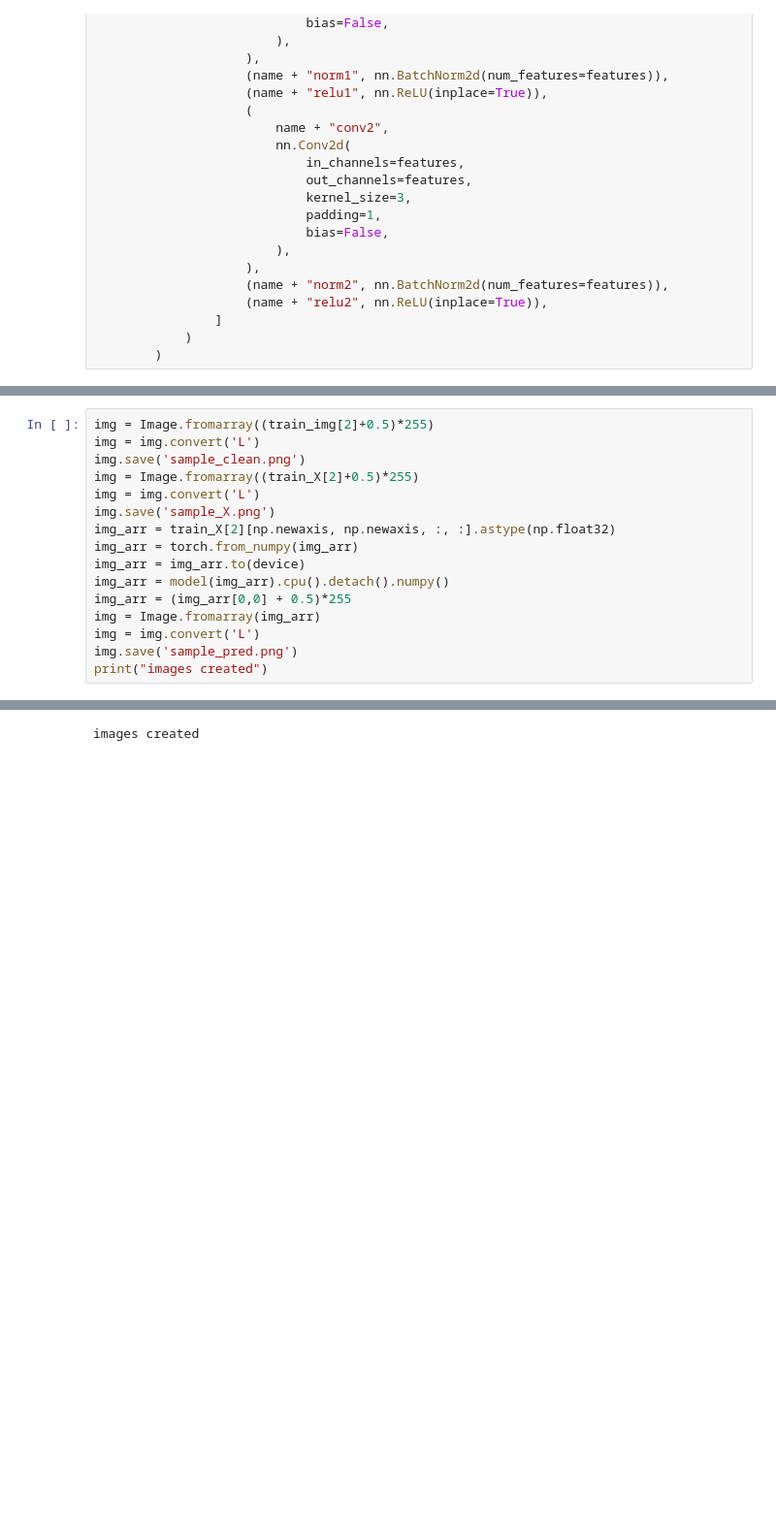
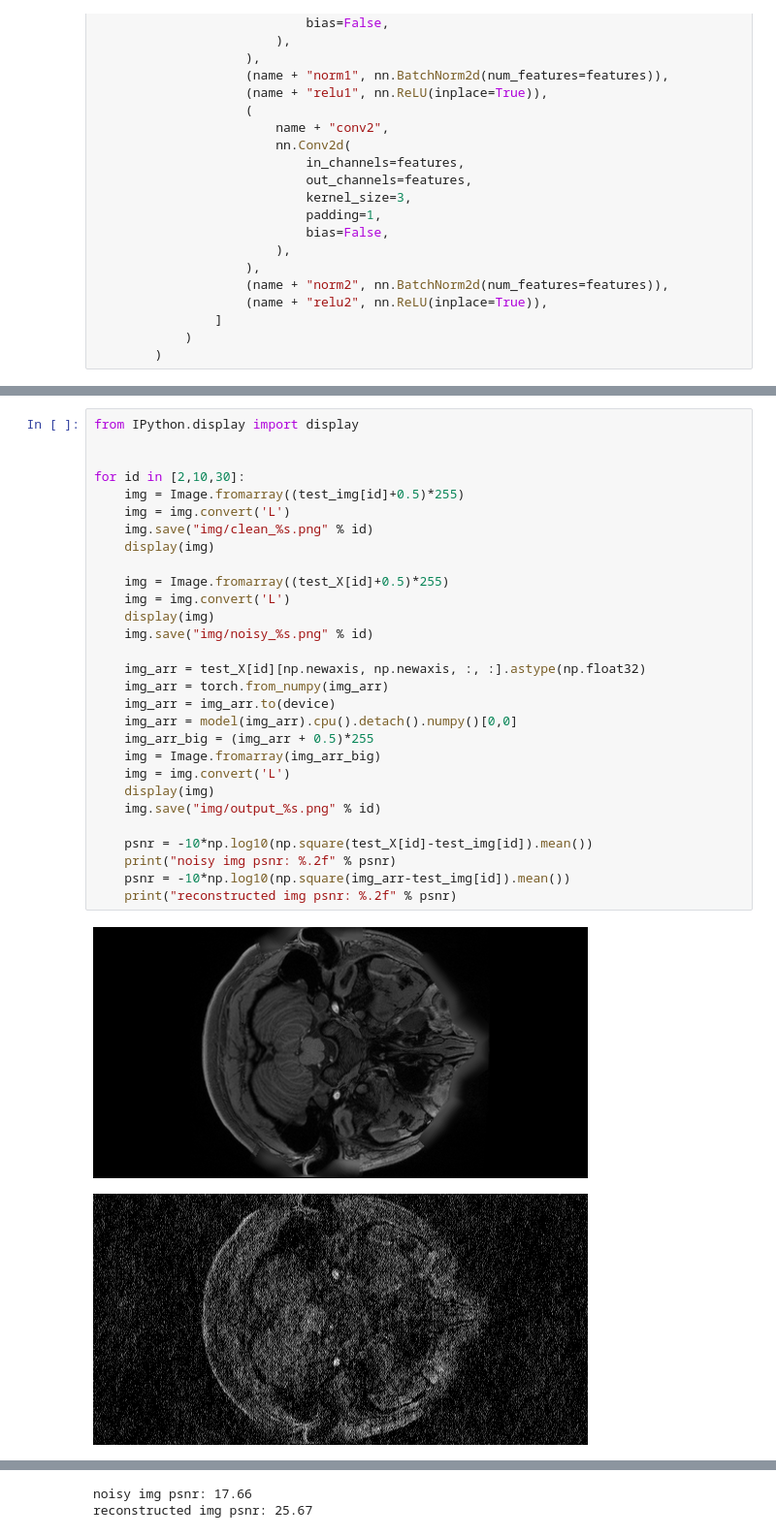
Before and after one commit to tathagatv/RnD-CS485, a Jupyter notebook: train_torch.ipynb, the cells around one changed output, grey strips where cells are left out. Shown at 97% size. Drawn from its saved outputs; the diff is of its cells as text; blank space fills up the shorter version.

```diff
--- a/train_torch.ipynb
+++ b/train_torch.ipynb
@@ -227,17 +335,32 @@ Finished training
 # %%
-img = Image.fromarray((train_img[2]+0.5)*255)
-img = img.convert('L')
-img.save('sample_clean.png')
-img = Image.fromarray((train_X[2]+0.5)*255)
-img = img.convert('L')
-img.save('sample_X.png')
-img_arr = train_X[2][np.newaxis, np.newaxis, :, :].astype(np.float32)
-img_arr = torch.from_numpy(img_arr)
-img_arr = img_arr.to(device)
-img_arr = model(img_arr).cpu().detach().numpy()
-img_arr = (img_arr[0,0] + 0.5)*255
-img = Image.fromarray(img_arr)
-img = img.convert('L')
-img.save('sample_pred.png')
-print("images created")
+from IPython.display import display
+
+
+for id in [2,10,30]:
+    img = Image.fromarray((test_img[id]+0.5)*255)
+    img = img.convert('L')
+    img.save("img/clean_%s.png" % id)
+    display(img)
+
+    img = Image.fromarray((test_X[id]+0.5)*255)
+    img = img.convert('L')
+    display(img)
+    img.save("img/noisy_%s.png" % id)
+
+    img_arr = test_X[id][np.newaxis, np.newaxis, :, :].astype(np.float32)
+    img_arr = torch.from_numpy(img_arr)
+    img_arr = img_arr.to(device)
+    img_arr = model(img_arr).cpu().detach().numpy()[0,0]
+    img_arr_big = (img_arr + 0.5)*255
+    img = Image.fromarray(img_arr_big)
+    img = img.convert('L')
+    display(img)
+    img.save("img/output_%s.png" % id)
+
+    psnr = -10*np.log10(np.square(test_X[id]-test_img[id]).mean())
+    print("noisy img psnr: %.2f" % psnr)
+    psnr = -10*np.log10(np.square(img_arr-test_img[id]).mean())
+    print("reconstructed img psnr: %.2f" % psnr)
 # %% [output]
+[figure, added]
+[figure, added]
@@ -244 +368,2 @@ print("images created")
-images created
+noisy img psnr: 17.66
+reconstructed img psnr: 25.67
```
Also changed, not shown: parts of 8 cells of this notebook.
